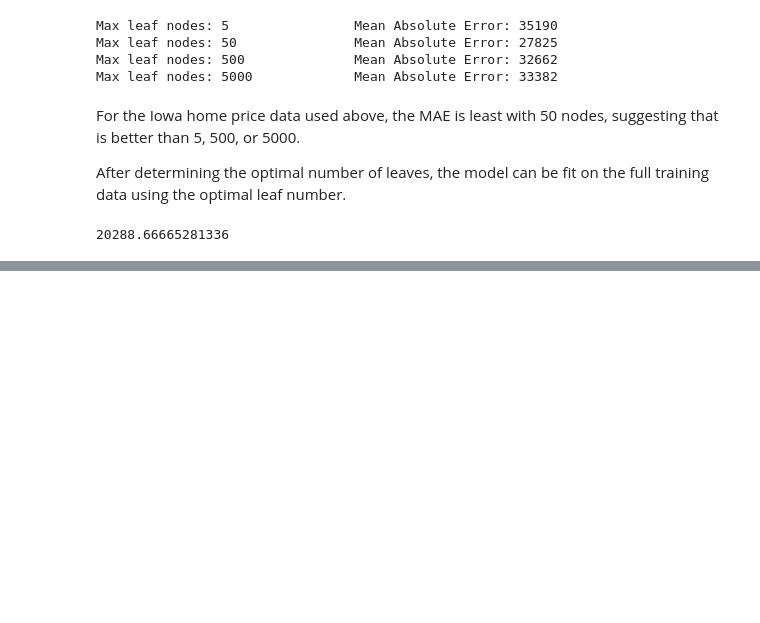
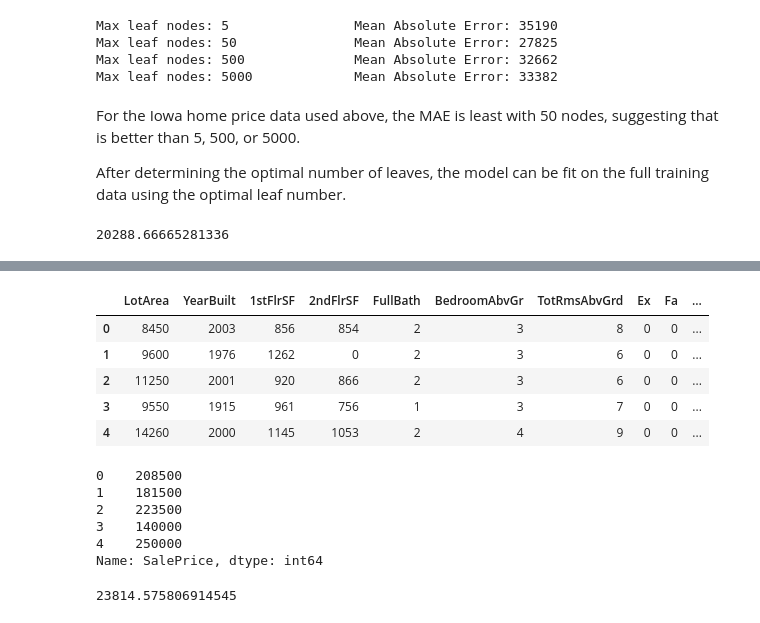
Before and after one commit to nicholaspoggioli/kml, a Jupyter notebook: Kaggle Machine Learning.ipynb, the cells around one changed output, grey strips where cells are left out. Saved outputs shown, nothing was run; the diff lists cells and outputs as text; code cells hidden in the pictures; blank space fills up the shorter version.

```diff
--- a/Kaggle Machine Learning.ipynb
+++ b/Kaggle Machine Learning.ipynb
@@ -372,0 +415,6 @@ Prior to tuning the decision tree, the MAE was about $32,000. After tuning, it i
+# %%
+# create feature set from training data
+features = ['LotArea', 'YearBuilt', '1stFlrSF', '2ndFlrSF', 'FullBath', 'BedroomAbvGr', 'TotRmsAbvGrd']
+X = iowa_data[features]
+
+X.head()
@@ -372,0 +699,4 @@ Prior to tuning the decision tree, the MAE was about $32,000. After tuning, it i
+# %%
+bsmt_cat = pd.get_dummies(iowa_data['BsmtQual'])
+display(bsmt_cat.head())
+display(bsmt_cat.describe())
@@ -372,0 +719,8 @@ Prior to tuning the decision tree, the MAE was about $32,000. After tuning, it i
+# %%
+# join to data
+iowa_data_cat = pd.concat([iowa_data,bsmt_cat],axis=1)
+# %%
+# add encoding to features
+display(features)
+ia_features = features + ['Ex','Fa','Gd','TA']
+display(ia_features)
@@ -372,0 +746,22 @@ Prior to tuning the decision tree, the MAE was about $32,000. After tuning, it i
+# %%
+# create training feature data
+X = iowa_data_cat[ia_features]
+X.head()
+# %% [output]
+|  | LotArea | YearBuilt | 1stFlrSF | 2ndFlrSF | FullBath | BedroomAbvGr | TotRmsAbvGrd | Ex | Fa | ... |
+| 0 | 8450 | 2003 | 856 | 854 | 2 | 3 | 8 | 0 | 0 | ... |
+| 1 | 9600 | 1976 | 1262 | 0 | 2 | 3 | 6 | 0 | 0 | ... |
+| 2 | 11250 | 2001 | 920 | 866 | 2 | 3 | 6 | 0 | 0 | ... |
+| 3 | 9550 | 1915 | 961 | 756 | 1 | 3 | 7 | 0 | 0 | ... |
+| 4 | 14260 | 2000 | 1145 | 1053 | 2 | 4 | 9 | 0 | 0 | ... |
+# %%
+# define training outcome data
+y = iowa_data_cat['SalePrice']
+y.head()
+# %% [output]
+0    208500
+1    181500
+2    223500
+3    140000
+4    250000
+Name: SalePrice, dtype: int64
@@ -372,0 +771,15 @@ Prior to tuning the decision tree, the MAE was about $32,000. After tuning, it i
+# %%
+# specify the random forest model
+rf_model = RandomForestRegressor(random_state=1)
+
+# fit the model
+rf_model.fit(train_X, train_y)
+
+# predict outcomes from validation data
+rf_preds = rf_model.predict(val_X)
+
+# calculate MAE using validation data
+rf_val_mae = mean_absolute_error(val_y, rf_preds)
+print(rf_val_mae)
+# %% [output]
+23814.575806914545
```
Also changed, not shown: parts of 116 cells of this notebook.
